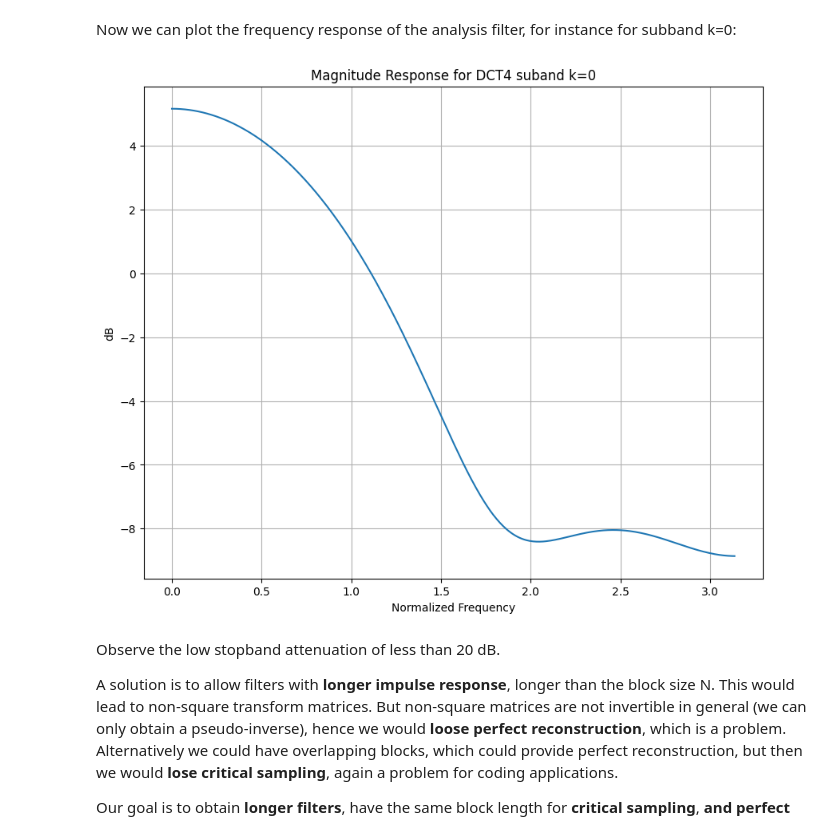
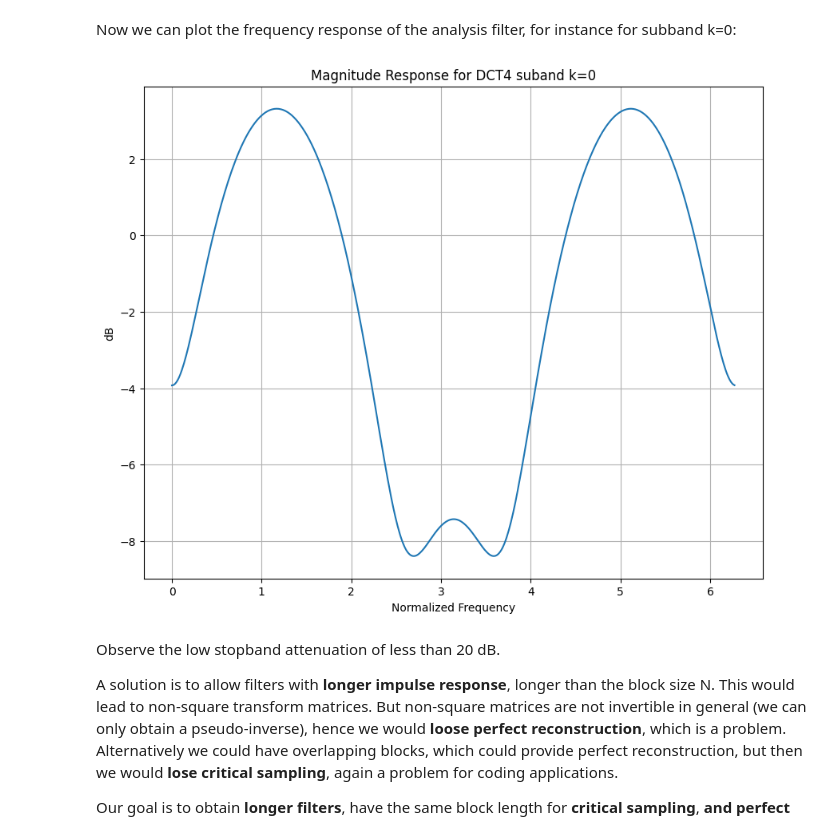
Before and after one commit to TUIlmenauAMS/MRSP_Tutorials, a Jupyter notebook: MRSP_DCT_Polyphase.ipynb, the cells around one changed output. Cells and saved outputs as stored; diff of their text form; code cells hidden in the pictures.

```diff
--- a/MRSP_DCT_Polyphase.ipynb
+++ b/MRSP_DCT_Polyphase.ipynb
@@ -106,17 +106,17 @@ Now we can plot the frequency response of the analysis filter, for instance for
 # %%
 import scipy.signal as sp
 import matplotlib.pyplot as plt
 
-W,H=sp.freqz(np.flipud(T[:,0]))
+W,H=sp.freqz(np.flipud(T[:,1]), whole=True)
 
 plt.figure(figsize=(10,8))
 plt.plot(W,20*np.log10(abs(H)))
 plt.xlabel('Normalized Frequency')
 plt.ylabel('dB')
 plt.title('Magnitude Response for DCT4 suband k=0')
 plt.grid()
 # %% [output]
-[figure, old version]
+[figure, new version]
 # %% [markdown]
 Observe the low stopband attenuation of less than 20 dB.
 
```
Also changed, not shown: parts of 1 cell of this notebook.
